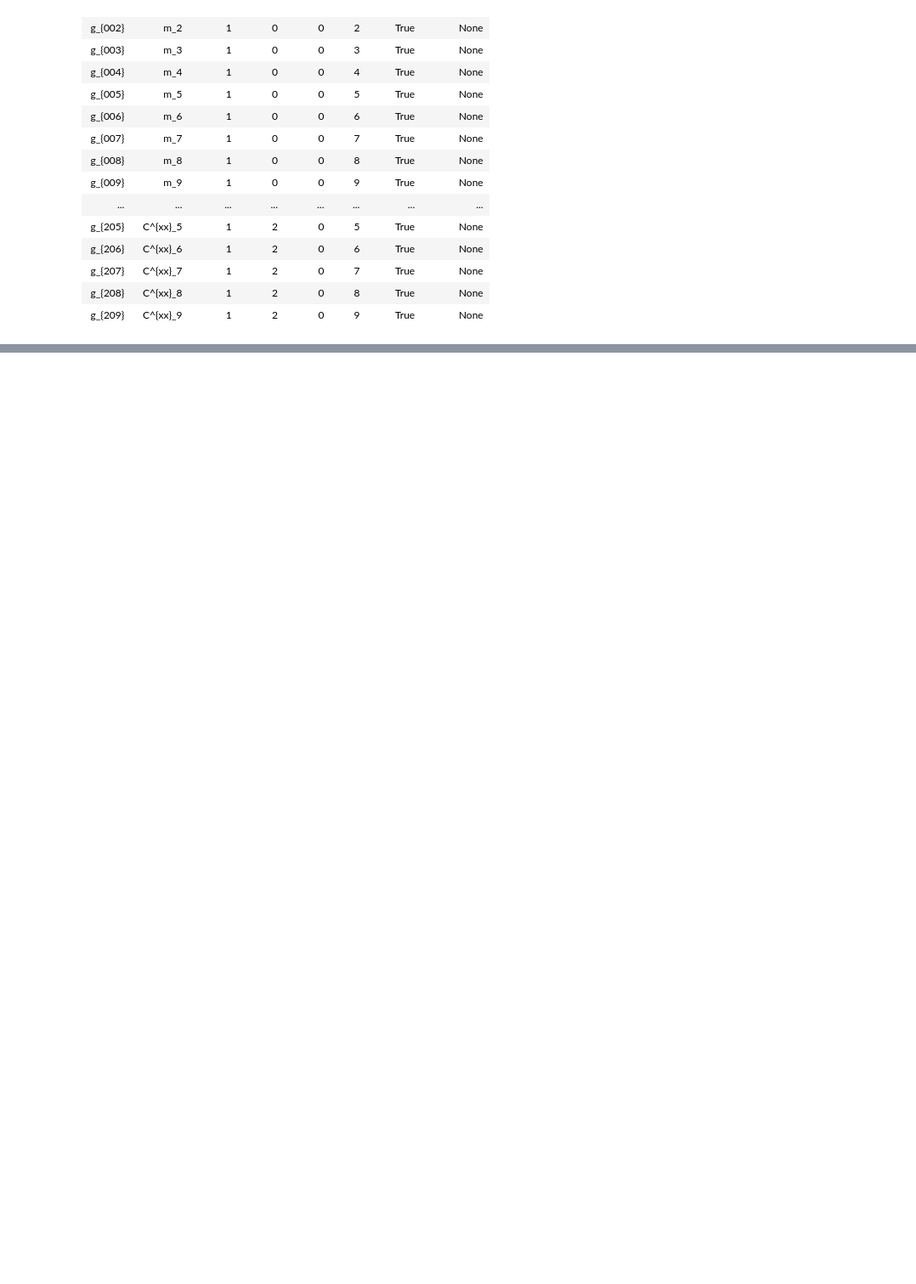
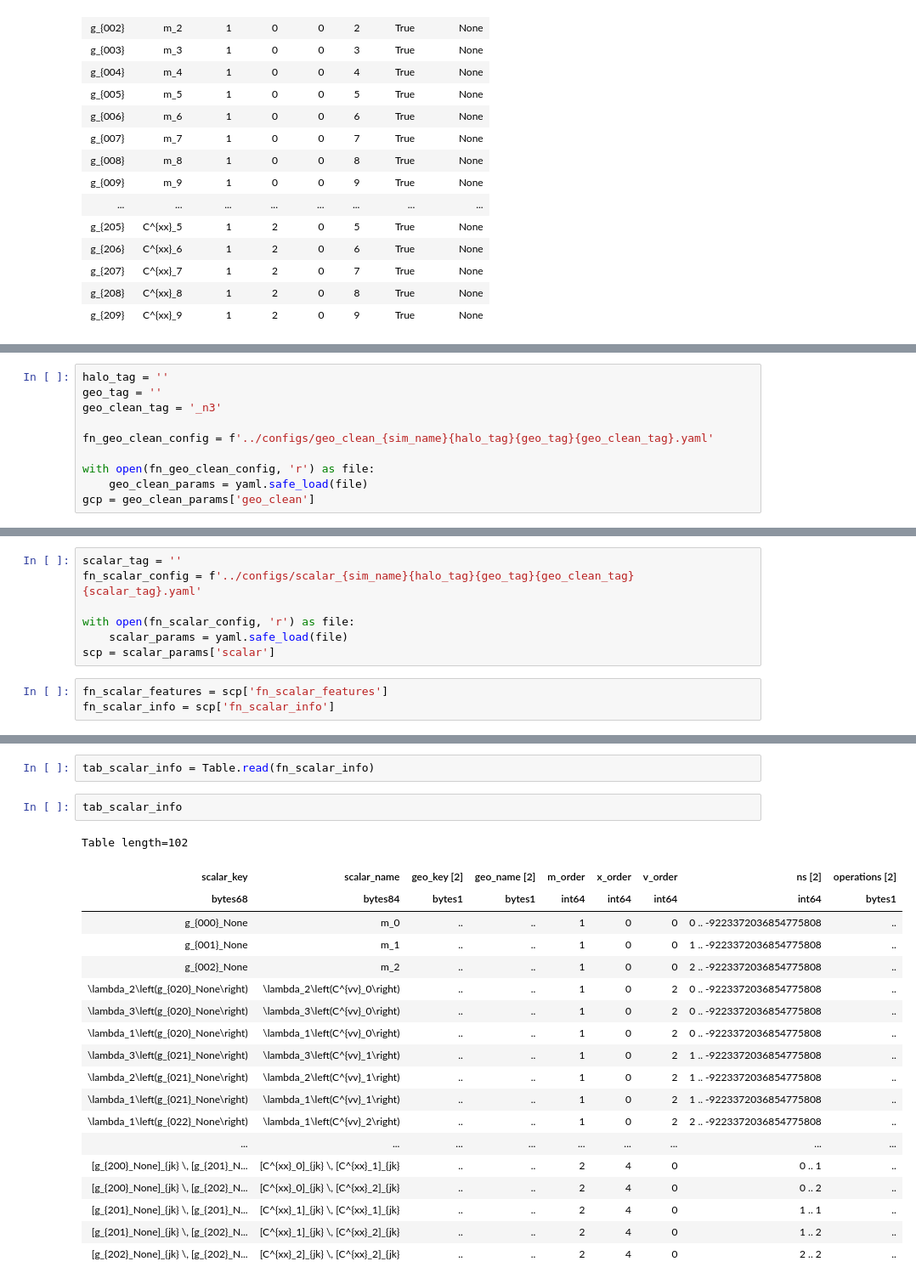
Before and after one commit to kstoreyf/equivariant-cosmology, a Jupyter notebook: notebooks/2023-04-26_tables.ipynb, the cells around one changed output, grey strips where cells are left out. Shown at 85% size. Saved outputs shown, nothing was run; the diff lists cells and outputs as text; blank space fills up the shorter version.

Commit message:
new figure notebook for thesis; updated table view notebook

```diff
--- a/notebooks/2023-04-26.ipynb
+++ b/notebooks/2023-04-26_tables.ipynb
@@ -144,0 +168,10 @@ Table length=60
+# %%
+halo_tag = ''
+geo_tag = ''
+geo_clean_tag = '_n3'
+
+fn_geo_clean_config = f'../configs/geo_clean_{sim_name}{halo_tag}{geo_tag}{geo_clean_tag}.yaml'
+
+with open(fn_geo_clean_config, 'r') as file:
+    geo_clean_params = yaml.safe_load(file)
+gcp = geo_clean_params['geo_clean']
@@ -144,0 +244,10 @@ Table length=60
+# %%
+scalar_tag = ''
+fn_scalar_config = f'../configs/scalar_{sim_name}{halo_tag}{geo_tag}{geo_clean_tag}{scalar_tag}.yaml'
+
+with open(fn_scalar_config, 'r') as file:
+    scalar_params = yaml.safe_load(file)
+scp = scalar_params['scalar']
+# %%
+fn_scalar_features = scp['fn_scalar_features']
+fn_scalar_info = scp['fn_scalar_info']
@@ -144,0 +343,24 @@ Table length=60
+# %%
+tab_scalar_info = Table.read(fn_scalar_info)
+# %%
+tab_scalar_info
+# %% [output]
+Table length=102
+| scalar_key | scalar_name | geo_key [2] | geo_name [2] | m_order | x_order | v_order | ns [2] | operations [2] |
+| bytes68 | bytes84 | bytes1 | bytes1 | int64 | int64 | int64 | int64 | bytes1 |
+| g_{000}_None | m_0 | .. | .. | 1 | 0 | 0 | 0 .. -9223372036854775808 | .. |
+| g_{001}_None | m_1 | .. | .. | 1 | 0 | 0 | 1 .. -9223372036854775808 | .. |
+| g_{002}_None | m_2 | .. | .. | 1 | 0 | 0 | 2 .. -9223372036854775808 | .. |
+| \lambda_2\left(g_{020}_None\right) | \lambda_2\left(C^{vv}_0\right) | .. | .. | 1 | 0 | 2 | 0 .. -9223372036854775808 | .. |
+| \lambda_3\left(g_{020}_None\right) | \lambda_3\left(C^{vv}_0\right) | .. | .. | 1 | 0 | 2 | 0 .. -9223372036854775808 | .. |
+| \lambda_1\left(g_{020}_None\right) | \lambda_1\left(C^{vv}_0\right) | .. | .. | 1 | 0 | 2 | 0 .. -9223372036854775808 | .. |
+| \lambda_3\left(g_{021}_None\right) | \lambda_3\left(C^{vv}_1\right) | .. | .. | 1 | 0 | 2 | 1 .. -9223372036854775808 | .. |
+| \lambda_2\left(g_{021}_None\right) | \lambda_2\left(C^{vv}_1\right) | .. | .. | 1 | 0 | 2 | 1 .. -9223372036854775808 | .. |
+| \lambda_1\left(g_{021}_None\right) | \lambda_1\left(C^{vv}_1\right) | .. | .. | 1 | 0 | 2 | 1 .. -9223372036854775808 | .. |
+| \lambda_1\left(g_{022}_None\right) | \lambda_1\left(C^{vv}_2\right) | .. | .. | 1 | 0 | 2 | 2 .. -9223372036854775808 | .. |
+| ... | ... | ... | ... | ... | ... | ... | ... | ... |
+| [g_{200}_None]_{jk} \, [g_{201}_N... | [C^{xx}_0]_{jk} \, [C^{xx}_1]_{jk} | .. | .. | 2 | 4 | 0 | 0 .. 1 | .. |
+| [g_{200}_None]_{jk} \, [g_{202}_N... | [C^{xx}_0]_{jk} \, [C^{xx}_2]_{jk} | .. | .. | 2 | 4 | 0 | 0 .. 2 | .. |
+| [g_{201}_None]_{jk} \, [g_{201}_N... | [C^{xx}_1]_{jk} \, [C^{xx}_1]_{jk} | .. | .. | 2 | 4 | 0 | 1 .. 1 | .. |
+| [g_{201}_None]_{jk} \, [g_{202}_N... | [C^{xx}_1]_{jk} \, [C^{xx}_2]_{jk} | .. | .. | 2 | 4 | 0 | 1 .. 2 | .. |
+| [g_{202}_None]_{jk} \, [g_{202}_N... | [C^{xx}_2]_{jk} \, [C^{xx}_2]_{jk} | .. | .. | 2 | 4 | 0 | 2 .. 2 | .. |
```
Also changed, not shown: parts of 23 cells of this notebook, 1 other file.
